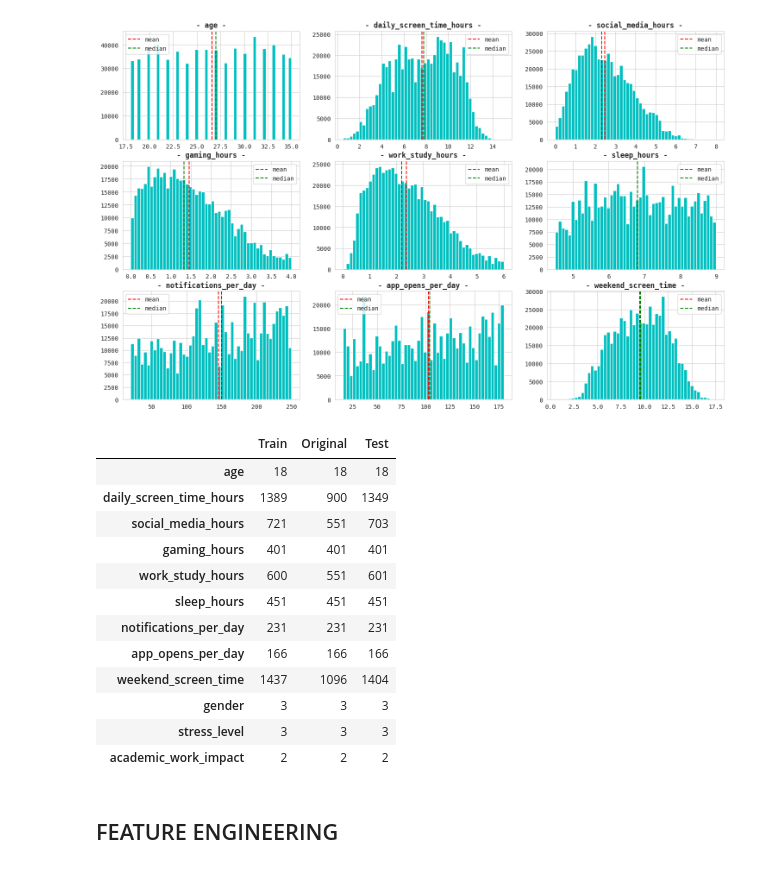
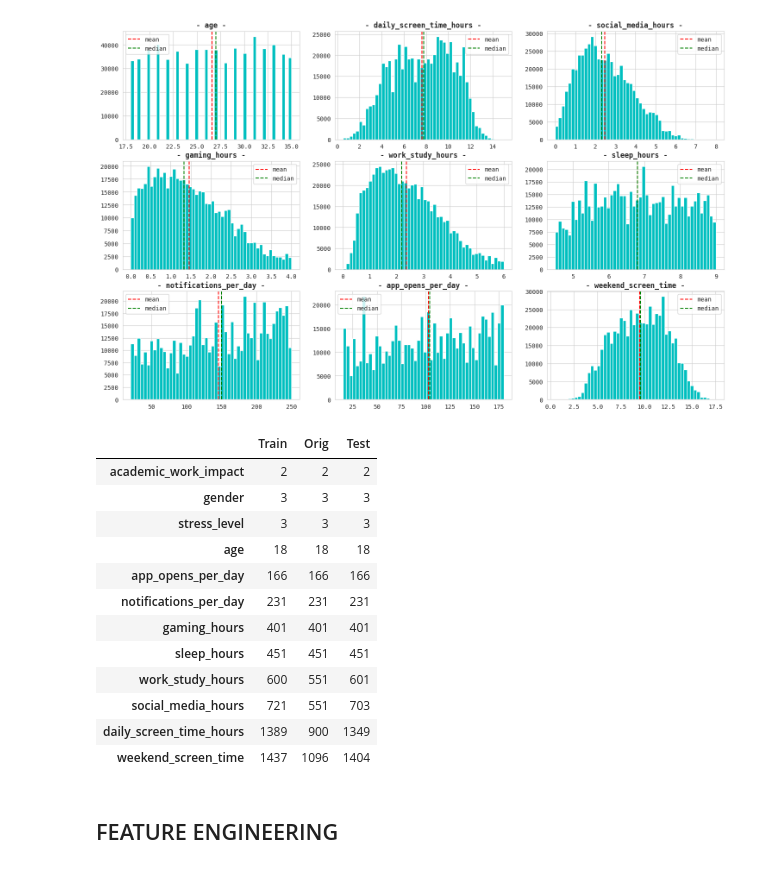
Before and after one commit to coded-sly/ps6e8-Phone-Addiction, a Jupyter notebook: ps6e8-lgb-phone-addict.ipynb, the cells around one changed output. Cells and saved outputs as stored; diff of their text form; code cells hidden in the pictures.

```diff
--- a/ps6e8-lgb-phone-addict.ipynb
+++ b/ps6e8-lgb-phone-addict.ipynb
@@ -191,35 +190,35 @@ plt.show()
 # %%
 ## -- Unique value counts for each dataset --
 TRAIN_UNIQUE = {}
-ORIGINAL_UNIQUE = {}
+ORIG_UNIQUE = {}
 TEST_UNIQUE = {}
 
 for col in BASE:
     TRAIN_UNIQUE[col] = train[col].nunique()
-    ORIGINAL_UNIQUE[col] = orig[col].nunique()
+    ORIG_UNIQUE[col] = orig[col].nunique()
     TEST_UNIQUE[col] = test[col].nunique()
 
 unique_counts_df = pd.concat(
         [pd.DataFrame(TRAIN_UNIQUE, index=['Train']),
-         pd.DataFrame(ORIGINAL_UNIQUE, index=['Original']),
+         pd.DataFrame(ORIG_UNIQUE, index=['Orig']),
          pd.DataFrame(TEST_UNIQUE, index=['Test'])],
     )
 
-unique_counts_df.T.style.background_gradient()
+unique_counts_df.T.sort_values(by="Train").style.background_gradient(subset="Train")
 # %% [output]
-|  | Train | Original | Test |
-| age | 18 | 18 | 18 |
-| daily_screen_time_hours | 1389 | 900 | 1349 |
-| social_media_hours | 721 | 551 | 703 |
-| gaming_hours | 401 | 401 | 401 |
-| work_study_hours | 600 | 551 | 601 |
-| sleep_hours | 451 | 451 | 451 |
-| notifications_per_day | 231 | 231 | 231 |
-| app_opens_per_day | 166 | 166 | 166 |
-| weekend_screen_time | 1437 | 1096 | 1404 |
+|  | Train | Orig | Test |
+| academic_work_impact | 2 | 2 | 2 |
 | gender | 3 | 3 | 3 |
 | stress_level | 3 | 3 | 3 |
-| academic_work_impact | 2 | 2 | 2 |
+| age | 18 | 18 | 18 |
+| app_opens_per_day | 166 | 166 | 166 |
+| notifications_per_day | 231 | 231 | 231 |
+| gaming_hours | 401 | 401 | 401 |
+| sleep_hours | 451 | 451 | 451 |
+| work_study_hours | 600 | 551 | 601 |
+| social_media_hours | 721 | 551 | 703 |
+| daily_screen_time_hours | 1389 | 900 | 1349 |
+| weekend_screen_time | 1437 | 1096 | 1404 |
 # %% [markdown]
 ## FEATURE ENGINEERING
 # %%
```
Also changed, not shown: parts of 36 cells of this notebook.
